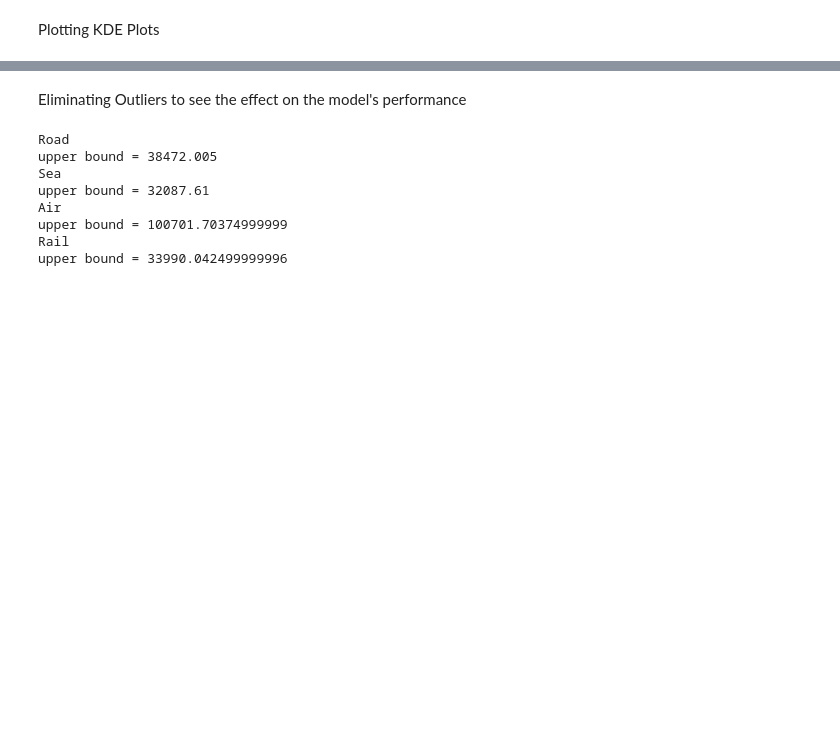
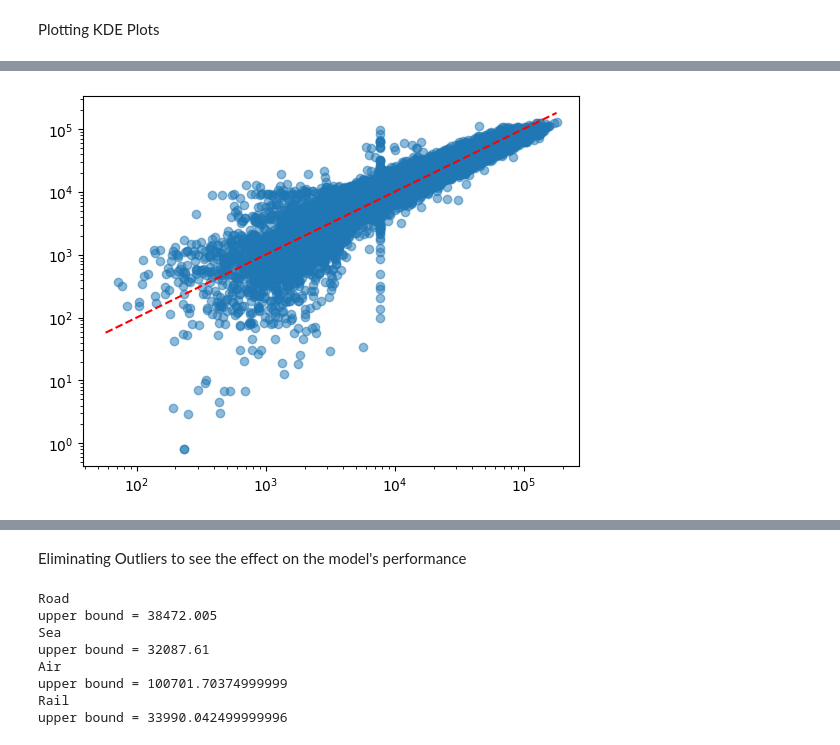
Before and after one commit to rick-a-commits/logistics-cost-and-carrier-segmentation, a Jupyter notebook: pricing_model.ipynb, the cells around one changed output, grey strips where cells are left out. Cells and saved outputs as stored; diff of their text form; code cells hidden in the pictures; blank space fills up the shorter version.

```diff
--- a/pricing_model.ipynb
+++ b/pricing_model.ipynb
@@ -229,3 +232,9 @@ Text(0.5, 1.0, 'KDE Plot - Training Set')
+# %%
+plt.scatter(y_train, y_train_pred, alpha=0.5)
+plt.plot([y_train.min(), y_train.max()], [y_train.min(), y_train.max()], 'r--')
+plt.xscale('log'); plt.yscale('log')
+# %% [output]
+[figure, added]
 # %%
 ax1 = sns.kdeplot(y_val_pred)
 sns.kdeplot(y_val, ax=ax1)
```
Also changed, not shown: parts of 26 cells of this notebook, 2 other files.
